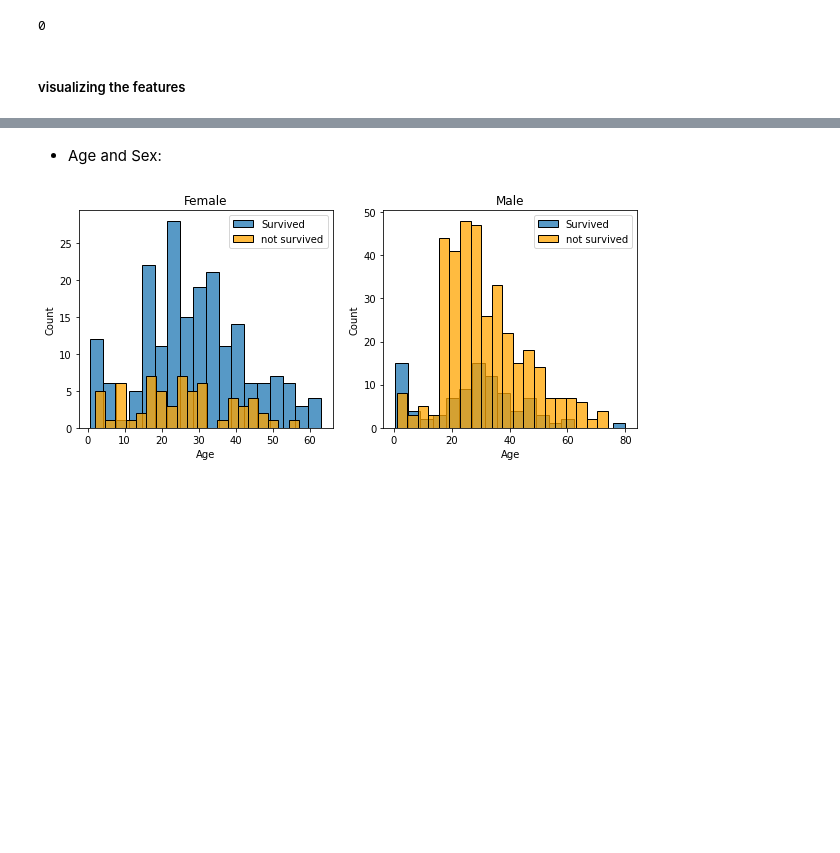
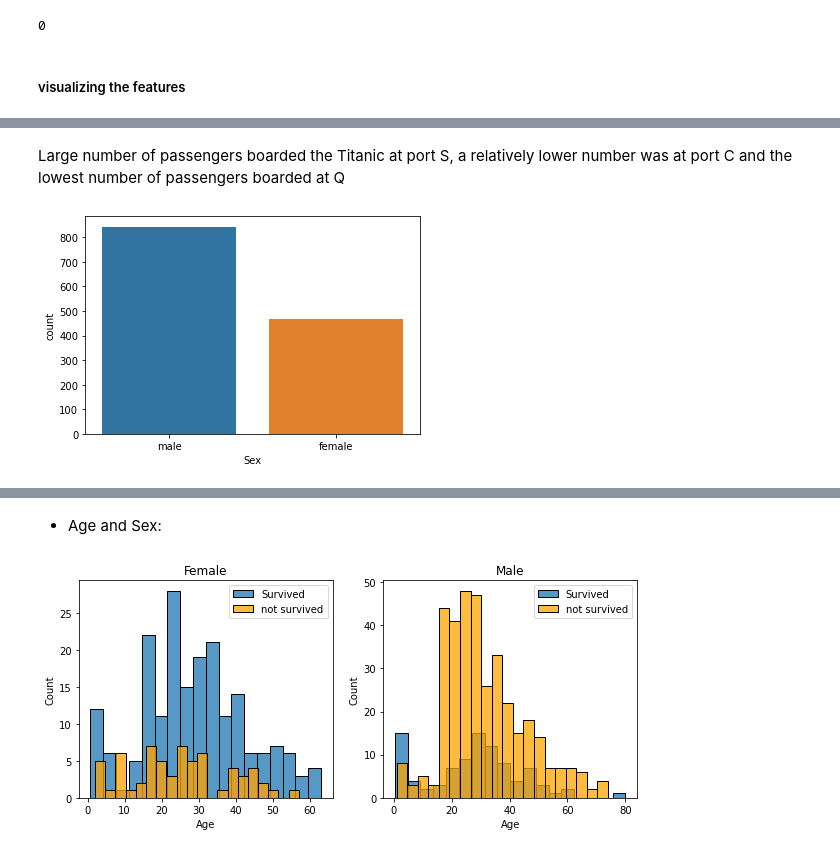
Before and after one commit to Gaetano-Osur/Data_Science_For_Disaster_Titanic, a Jupyter notebook: Titanic.ipynb, the cells around one changed output, grey strips where cells are left out. Cells and saved outputs as stored; diff of their text form; code cells hidden in the pictures; blank space fills up the shorter version.

```diff
--- a/Titanic.ipynb
+++ b/Titanic.ipynb
@@ -278,0 +308,7 @@ train_test_df.duplicated().sum()
+# %% [markdown]
+Large number of passengers boarded the Titanic at  port S, a relatively lower number was at port C and the lowest number of passengers boarded at Q
+# %%
+sns.countplot(x='Sex',data= train_test_df)
+plt.show()
+# %% [output]
+[figure, added]
```
Also changed, not shown: parts of 17 cells of this notebook.
